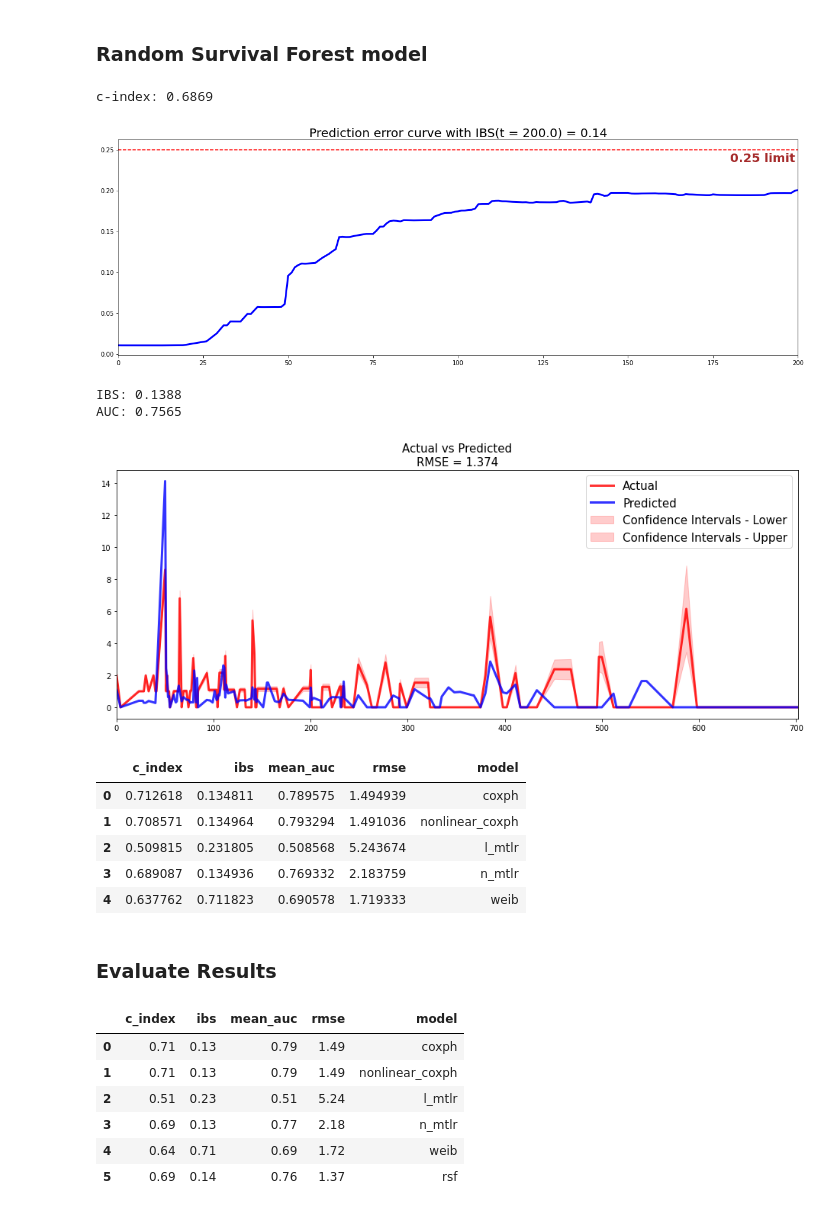
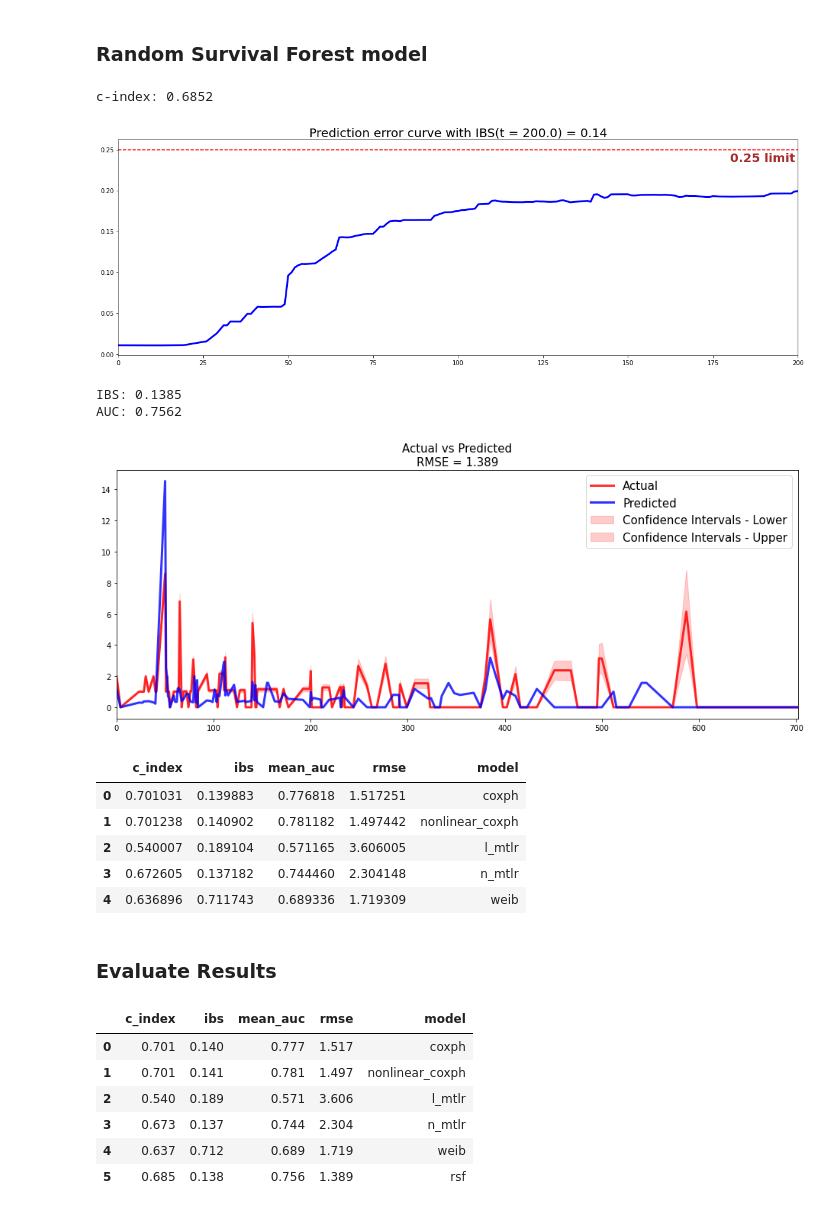
Before and after one commit to marcosmedvescig/thesis_survival_models_for_predicting_churn, a Jupyter notebook: model_selection.ipynb, the cells around one changed output. Cells and saved outputs as stored; diff of their text form; code cells hidden in the pictures.

```diff
--- a/model_selection.ipynb
+++ b/model_selection.ipynb
@@ -132,8 +132,8 @@ for feature in ['products_created','admin_visits','tx','gmv_usd']:
   raw_data = raw_data[raw_data[feature] <= (data_statistics[feature]['mean'] + 3 * data_statistics[feature]['std'])]
 
 
-## Remove gmv_usd feature
-raw_data.drop(['gmv_usd'], axis=1, inplace=True)
+## Remove tx feature
+raw_data.drop(['tx'], axis=1, inplace=True)
 
 raw_data.reset_index(drop=True,inplace=True)
 
@@ -339,31 +339,31 @@ tmp_results['model'] = ['rsf']
 results = pd.concat([results, tmp_results], ignore_index=True)
 results.head()
 # %% [output]
-c-index: 0.6869
+c-index: 0.6852
 [figure]
-IBS: 0.1388
-AUC: 0.7565
+IBS: 0.1385
+AUC: 0.7562
-[figure, old version]
+[figure, new version]
 |  | c_index | ibs | mean_auc | rmse | model |
-| 0 | 0.712618 | 0.134811 | 0.789575 | 1.494939 | coxph |
-| 1 | 0.708571 | 0.134964 | 0.793294 | 1.491036 | nonlinear_coxph |
-| 2 | 0.509815 | 0.231805 | 0.508568 | 5.243674 | l_mtlr |
-| 3 | 0.689087 | 0.134936 | 0.769332 | 2.183759 | n_mtlr |
-| 4 | 0.637762 | 0.711823 | 0.690578 | 1.719333 | weib |
+| 0 | 0.701031 | 0.139883 | 0.776818 | 1.517251 | coxph |
+| 1 | 0.701238 | 0.140902 | 0.781182 | 1.497442 | nonlinear_coxph |
+| 2 | 0.540007 | 0.189104 | 0.571165 | 3.606005 | l_mtlr |
+| 3 | 0.672605 | 0.137182 | 0.744460 | 2.304148 | n_mtlr |
+| 4 | 0.636896 | 0.711743 | 0.689336 | 1.719309 | weib |
 # %% [markdown]
 ### Evaluate Results
 # %%
 # Show results table
 
-results.round(2).head(10)
+results.round(3).head(10)
 # %% [output]
 |  | c_index | ibs | mean_auc | rmse | model |
-| 0 | 0.71 | 0.13 | 0.79 | 1.49 | coxph |
-| 1 | 0.71 | 0.13 | 0.79 | 1.49 | nonlinear_coxph |
-| 2 | 0.51 | 0.23 | 0.51 | 5.24 | l_mtlr |
-| 3 | 0.69 | 0.13 | 0.77 | 2.18 | n_mtlr |
-| 4 | 0.64 | 0.71 | 0.69 | 1.72 | weib |
-| 5 | 0.69 | 0.14 | 0.76 | 1.37 | rsf |
+| 0 | 0.701 | 0.140 | 0.777 | 1.517 | coxph |
+| 1 | 0.701 | 0.141 | 0.781 | 1.497 | nonlinear_coxph |
+| 2 | 0.540 | 0.189 | 0.571 | 3.606 | l_mtlr |
+| 3 | 0.673 | 0.137 | 0.744 | 2.304 | n_mtlr |
+| 4 | 0.637 | 0.712 | 0.689 | 1.719 | weib |
+| 5 | 0.685 | 0.138 | 0.756 | 1.389 | rsf |
 # %%
 print('max c_index is on line:{}'.format(results['c_index'].idxmax()))
 print('max mean_auc is on line:{}'.format(results['mean_auc'].idxmax()))
```
Also changed, not shown: parts of 8 cells of this notebook.
